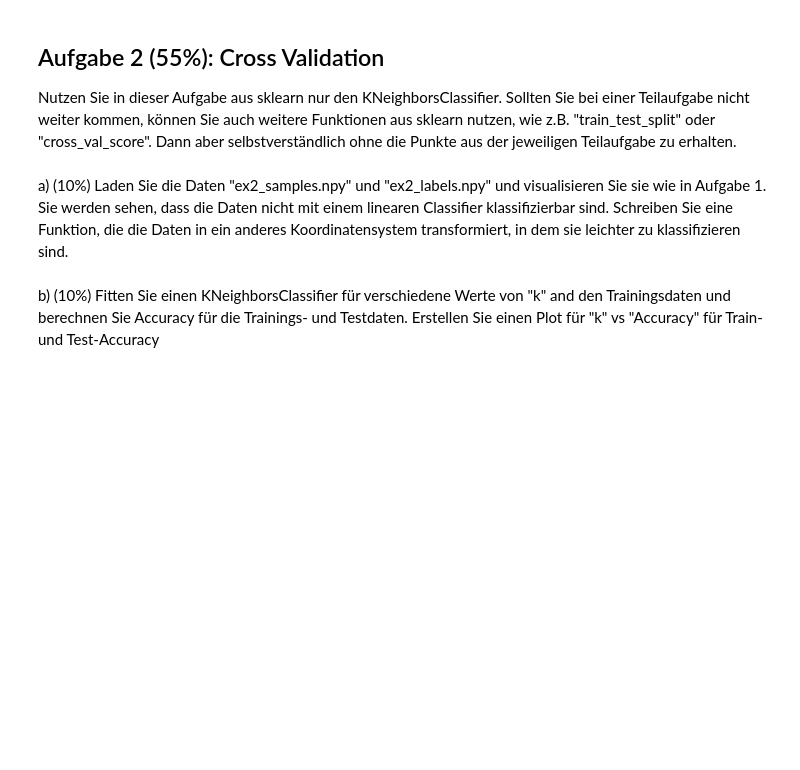
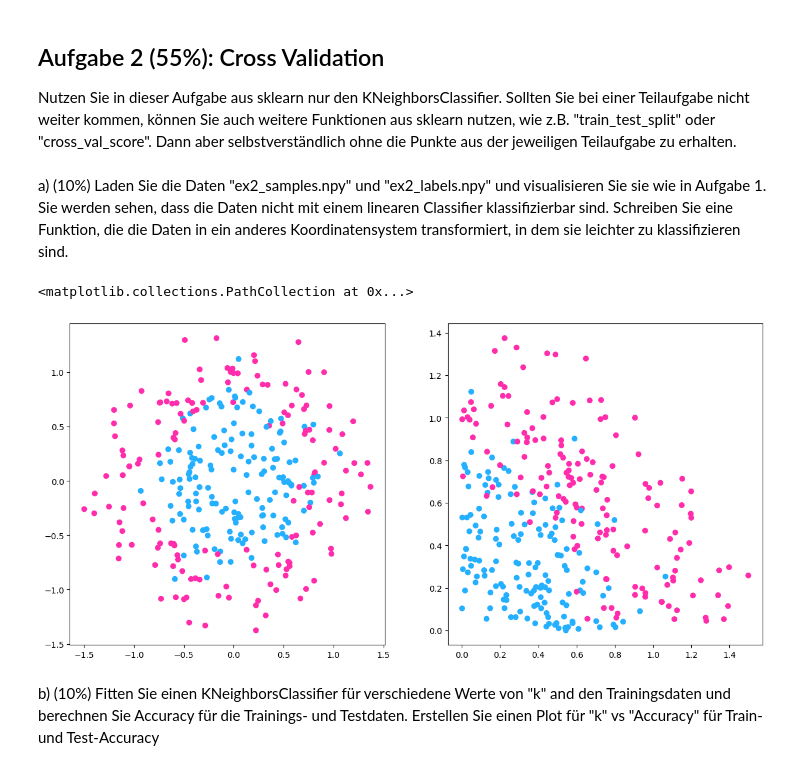
Before and after one commit to olehae/DS1, a Jupyter notebook: Hausaufgabe07.ipynb, the cells around one changed output. Cells and saved outputs as stored; diff of their text form; code cells hidden in the pictures; blank space fills up the shorter version.

```diff
--- a/Hausaufgabe07.ipynb
+++ b/Hausaufgabe07.ipynb
@@ -203,5 +203,27 @@ Quelle: https://scikit-learn.org/stable/modules/generated/sklearn.linear_model.L
 Nutzen Sie in dieser Aufgabe aus sklearn nur den KNeighborsClassifier. Sollten Sie bei einer Teilaufgabe nicht weiter kommen, können Sie auch weitere Funktionen aus sklearn nutzen, wie z.B. "train_test_split" oder "cross_val_score". Dann aber selbstverständlich ohne die Punkte aus der jeweiligen Teilaufgabe zu erhalten.
 # %% [markdown]
 a) (10%) Laden Sie die Daten "ex2_samples.npy" und "ex2_labels.npy" und visualisieren Sie sie wie in Aufgabe 1. Sie werden sehen, dass die Daten nicht mit einem linearen Classifier klassifizierbar sind. Schreiben Sie eine Funktion, die die Daten in ein anderes Koordinatensystem transformiert, in dem sie leichter zu klassifizieren sind.
+# %%
+samples = np.load("ex2_samples.npy")
+labels = np.load("ex2_labels.npy")
+x = samples[:, 0]
+y = samples[:, 1]
+colors = [color1 if label else color2 for label in labels]
+fig, ax = plt.subplots(1, 2, figsize=(15,7))
+ax[0].scatter(x, y, c=colors)
+
+
+def classifiable(x,y):
+    x = abs(x)
+    y = abs(y)
+    return x,y
+
+
+new_x = classifiable(x,y)[0]
+new_y = classifiable(x,y)[1]
+ax[1].scatter(new_x, new_y, c=colors)
+# %% [output]
+<matplotlib.collections.PathCollection at 0x...>
+[figure, added]
 # %% [markdown]
 b) (10%) Fitten Sie einen KNeighborsClassifier für verschiedene Werte von "k" and den Trainingsdaten und berechnen Sie Accuracy für die Trainings- und Testdaten. Erstellen Sie einen Plot für "k" vs "Accuracy" für Train- und Test-Accuracy
```
Also changed, not shown: parts of 2 cells of this notebook.
